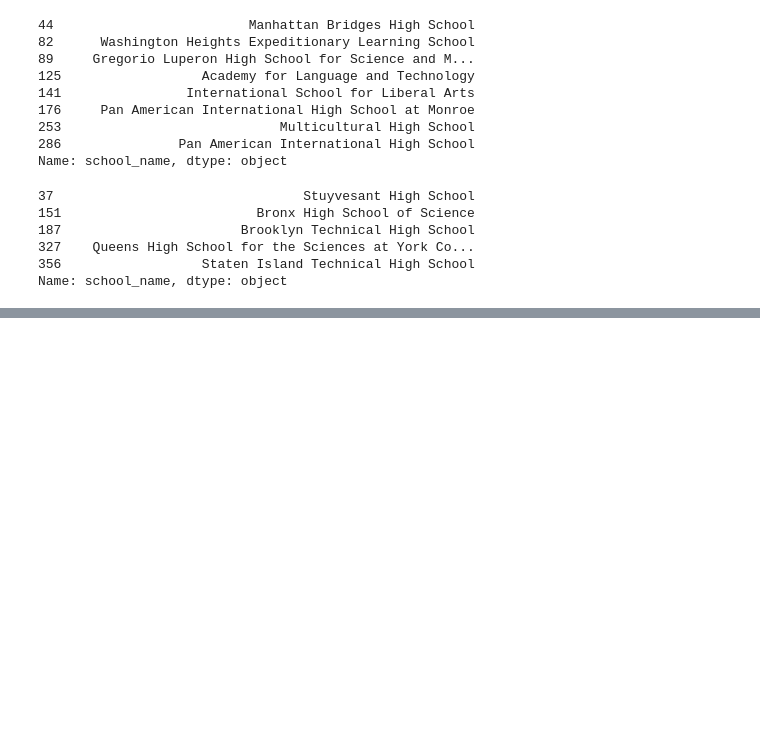
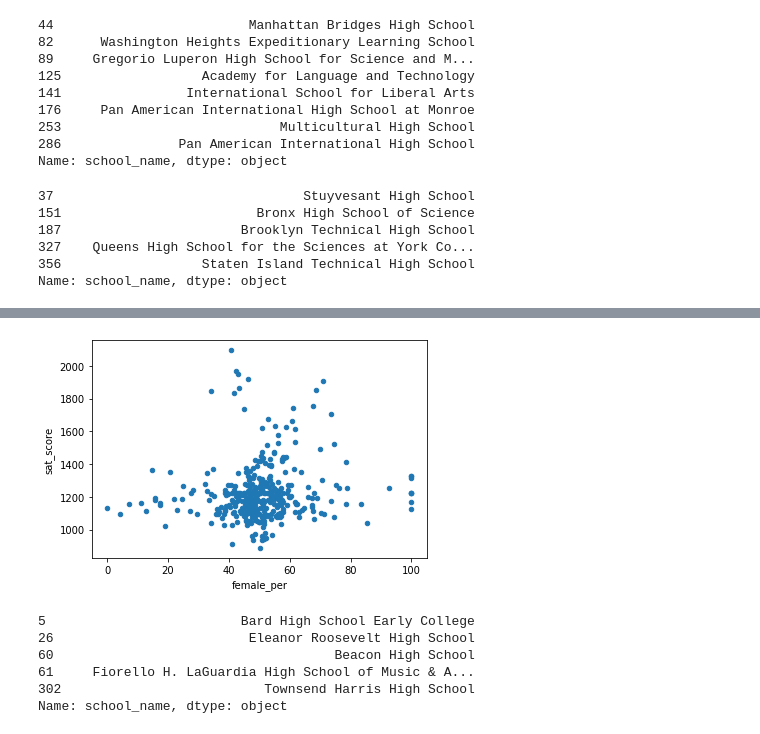
Before and after one commit to ebenebe/Data-Cleaning-Walkthrough_NYC_SAT_Scores, a Jupyter notebook: Data Cleaning Walkthrough_NYC_SAT_Scores-checkpoint.ipynb, the cells around one changed output, grey strips where cells are left out. Cells and saved outputs as stored; diff of their text form; code cells hidden in the pictures; blank space fills up the shorter version.

```diff
--- a/Data Cleaning Walkthrough_NYC_SAT_Scores-checkpoint.ipynb
+++ b/Data Cleaning Walkthrough_NYC_SAT_Scores-checkpoint.ipynb
@@ -871,0 +899,16 @@ Name: school_name, dtype: object
+# %%
+#Make a scatter plot of female_per vs. sat_score.
+combined.plot.scatter('female_per','sat_score')
+plt.show()
+# %% [output]
+[figure, added]
+# %%
+#Research any schools with a female_per greater than 60% and an average SAT score greater than 1700.
+combined[(combined['female_per']> 60) & (combined['sat_score']> 1700)]['school_name']
+# %% [output]
+5                         Bard High School Early College
+26                         Eleanor Roosevelt High School
+60                                    Beacon High School
+61     Fiorello H. LaGuardia High School of Music & A...
+302                          Townsend Harris High School
+Name: school_name, dtype: object
```
Also changed, not shown: parts of 4 cells of this notebook.
